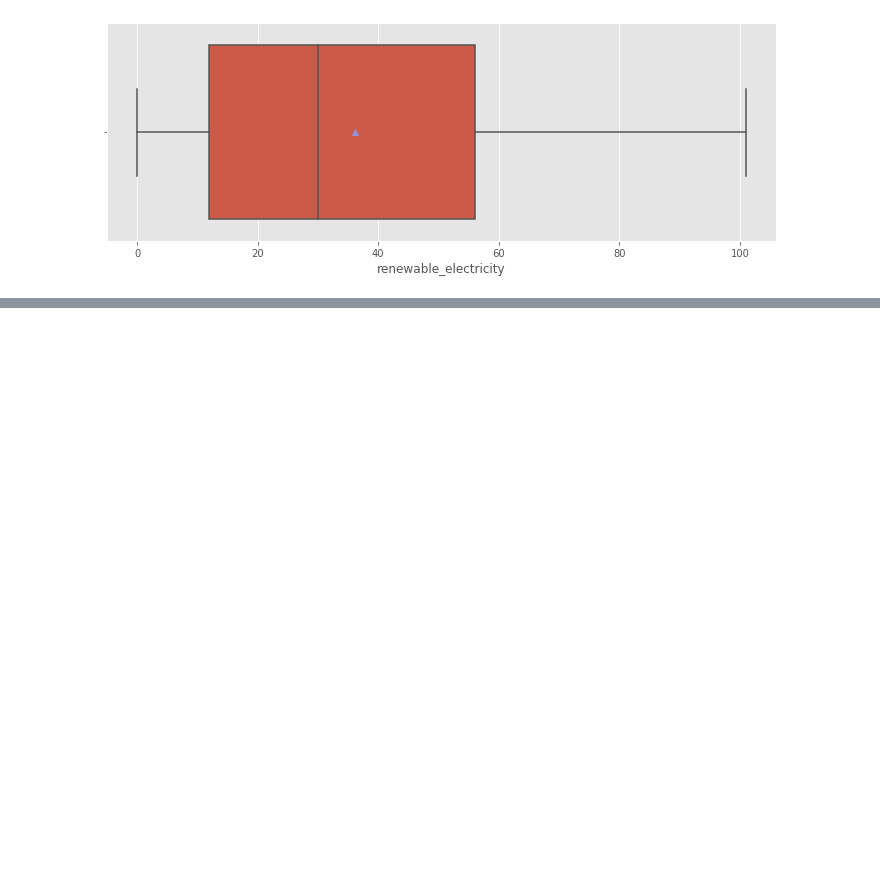
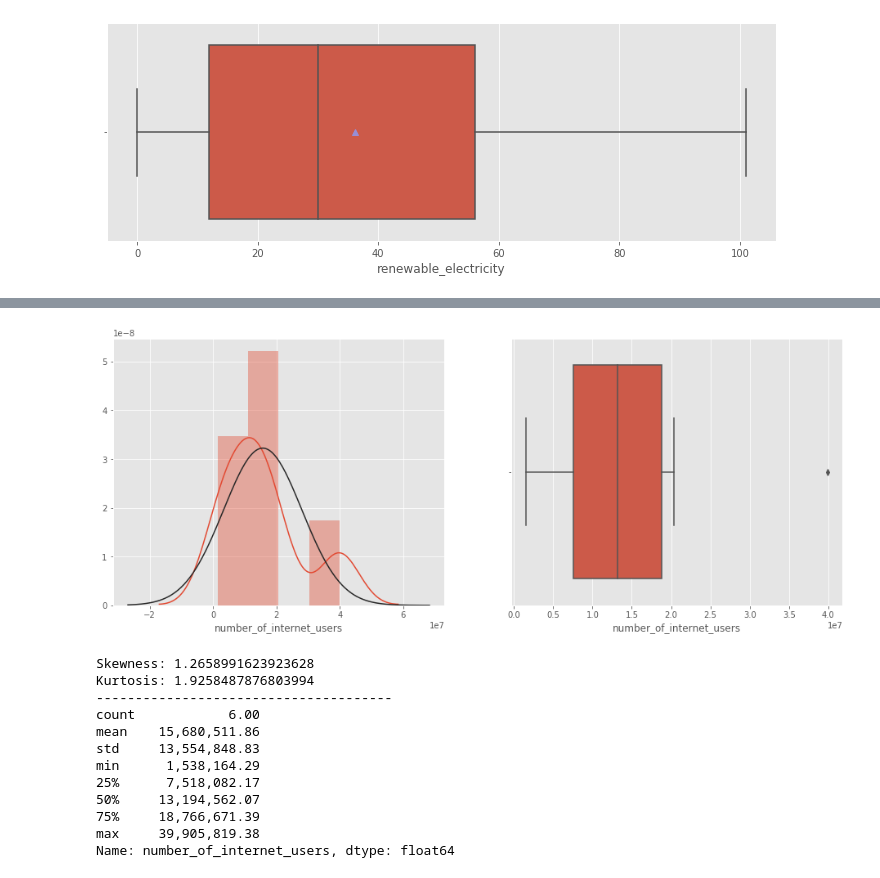
Before and after one commit to Silkways/CIA-Project, a Jupyter notebook: Laura's notebook.ipynb, the cells around one changed output, grey strips where cells are left out. Drawn from its saved outputs; the diff is of its cells as text; code cells hidden in the pictures; blank space fills up the shorter version.

```diff
--- a/Laura's notebook.ipynb
+++ b/Laura's notebook.ipynb
@@ -531,0 +571,25 @@ print(raw_df['SalePrice'].describe())
+# %%
+f,ax = plt.subplots(1,2,figsize=(16,6))
+sns.distplot(continent_df['number_of_internet_users'],fit=norm,ax=ax[0])
+sns.boxplot(continent_df['number_of_internet_users'])
+plt.show()
+
+#skewness and kurtosis
+print("Skewness: {}".format(continent_df['number_of_internet_users'].skew()))
+print("Kurtosis: {}".format(continent_df['number_of_internet_users'].kurt()))
+print("--------------------------------------")
+print(continent_df['number_of_internet_users'].describe())
+# %% [output]
+[figure, added]
+Skewness: 1.2658991623923628
+Kurtosis: 1.9258487876803994
+--------------------------------------
+count            6.00
+mean    15,680,511.86
+std     13,554,848.83
+min      1,538,164.29
+25%      7,518,082.17
+50%     13,194,562.07
+75%     18,766,671.39
+max     39,905,819.38
+Name: number_of_internet_users, dtype: float64
```
Also changed, not shown: parts of 5 cells of this notebook.
